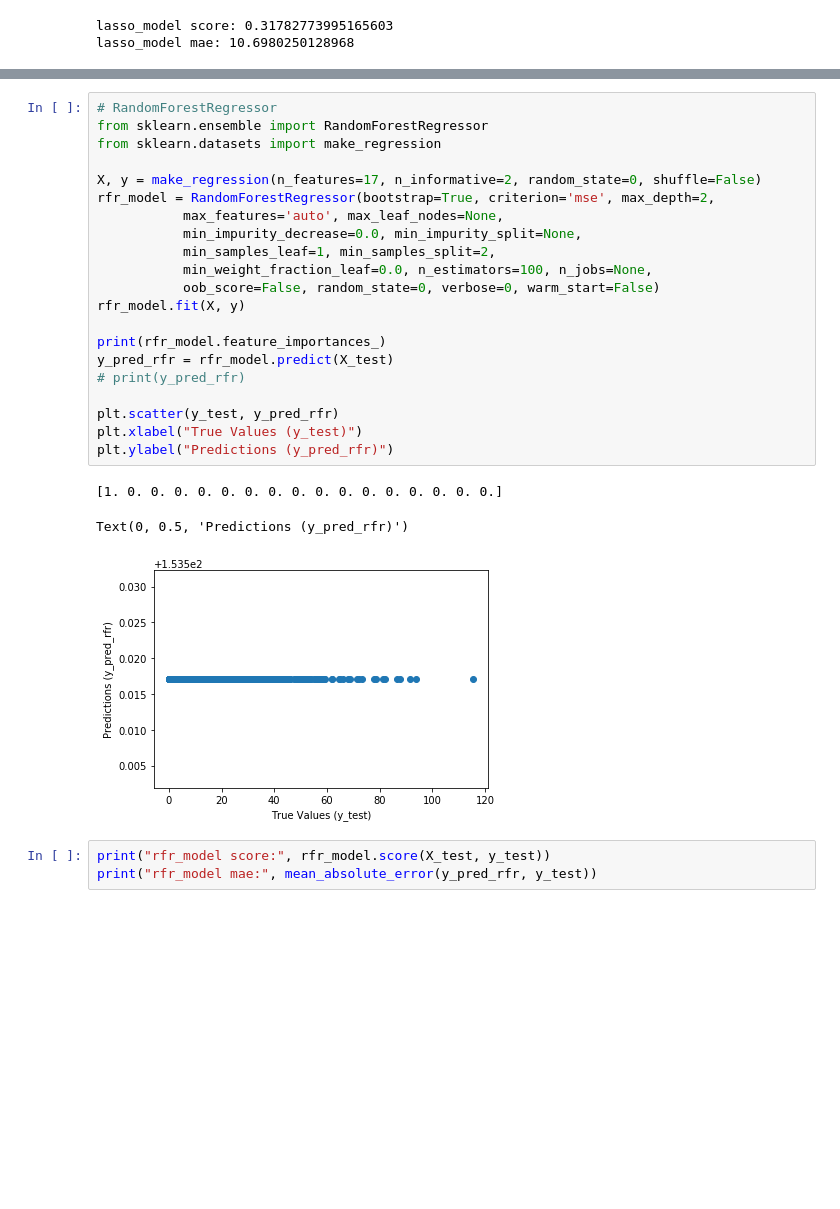
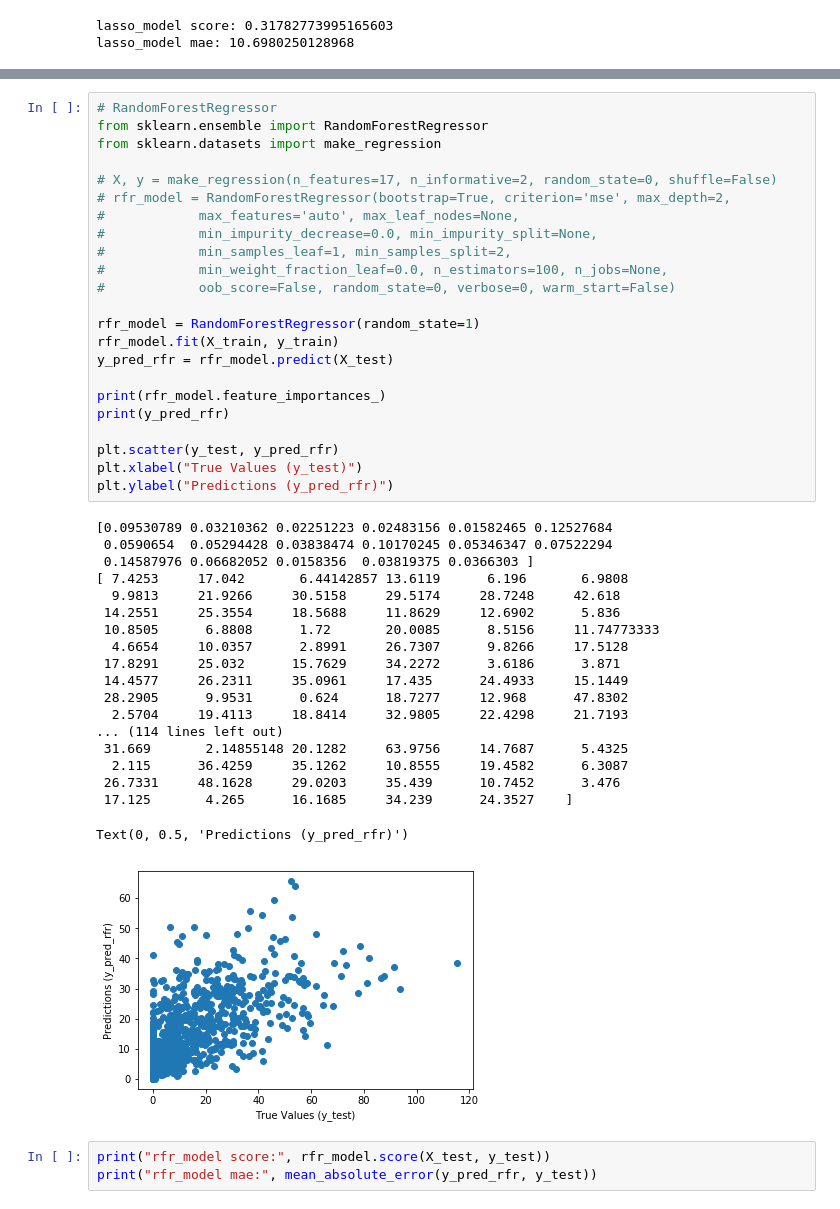
Before and after one commit to tonyman316/Become_a_Top_Airbnb_Earner, a Jupyter notebook: seattle_airbnb_top_earner.ipynb, the cells around one changed output, grey strips where cells are left out. Saved outputs shown, nothing was run; the diff lists cells and outputs as text; blank space fills up the shorter version.

Commit message:
fix rfr_model

```diff
--- a/seattle_airbnb_top_earner.ipynb
+++ b/seattle_airbnb_top_earner.ipynb
@@ -445,28 +451,46 @@ dtr_model mae: 13.091667104686815
 # %%
 # RandomForestRegressor
 from sklearn.ensemble import RandomForestRegressor
 from sklearn.datasets import make_regression
 
-X, y = make_regression(n_features=17, n_informative=2, random_state=0, shuffle=False)
-rfr_model = RandomForestRegressor(bootstrap=True, criterion='mse', max_depth=2,
-           max_features='auto', max_leaf_nodes=None,
-           min_impurity_decrease=0.0, min_impurity_split=None,
-           min_samples_leaf=1, min_samples_split=2,
-           min_weight_fraction_leaf=0.0, n_estimators=100, n_jobs=None,
-           oob_score=False, random_state=0, verbose=0, warm_start=False)
-rfr_model.fit(X, y)
+# X, y = make_regression(n_features=17, n_informative=2, random_state=0, shuffle=False)
+# rfr_model = RandomForestRegressor(bootstrap=True, criterion='mse', max_depth=2,
+#            max_features='auto', max_leaf_nodes=None,
+#            min_impurity_decrease=0.0, min_impurity_split=None,
+#            min_samples_leaf=1, min_samples_split=2,
+#            min_weight_fraction_leaf=0.0, n_estimators=100, n_jobs=None,
+#            oob_score=False, random_state=0, verbose=0, warm_start=False)
+
+rfr_model = RandomForestRegressor(random_state=1)
+rfr_model.fit(X_train, y_train)
+y_pred_rfr = rfr_model.predict(X_test)
 
 print(rfr_model.feature_importances_)
-y_pred_rfr = rfr_model.predict(X_test)
-# print(y_pred_rfr)
+print(y_pred_rfr)
 
 plt.scatter(y_test, y_pred_rfr)
 plt.xlabel("True Values (y_test)")
 plt.ylabel("Predictions (y_pred_rfr)")
 # %% [output]
-[1. 0. 0. 0. 0. 0. 0. 0. 0. 0. 0. 0. 0. 0. 0. 0. 0.]
+[0.09530789 0.03210362 0.02251223 0.02483156 0.01582465 0.12527684
+ 0.0590654  0.05294428 0.03838474 0.10170245 0.05346347 0.07522294
+ 0.14587976 0.06682052 0.0158356  0.03819375 0.0366303 ]
+[ 7.4253     17.042       6.44142857 13.6119      6.196       6.9808
+  9.9813     21.9266     30.5158     29.5174     28.7248     42.618
+ 14.2551     25.3554     18.5688     11.8629     12.6902      5.836
+ 10.8505      6.8808      1.72       20.0085      8.5156     11.74773333
+  4.6654     10.0357      2.8991     26.7307      9.8266     17.5128
+ 17.8291     25.032      15.7629     34.2272      3.6186      3.871
+ 14.4577     26.2311     35.0961     17.435      24.4933     15.1449
+ 28.2905      9.9531      0.624      18.7277     12.968      47.8302
+  2.5704     19.4113     18.8414     32.9805     22.4298     21.7193
+... (114 lines left out)
+ 31.669       2.14855148 20.1282     63.9756     14.7687      5.4325
+  2.115      36.4259     35.1262     10.8555     19.4582      6.3087
+ 26.7331     48.1628     29.0203     35.439      10.7452      3.476
+ 17.125       4.265      16.1685     34.239      24.3527    ]
 Text(0, 0.5, 'Predictions (y_pred_rfr)')
-[figure, old version]
+[figure, new version]
 # %%
 print("rfr_model score:", rfr_model.score(X_test, y_test))
 print("rfr_model mae:", mean_absolute_error(y_pred_rfr, y_test))
```
Also changed, not shown: parts of 3 cells of this notebook.
